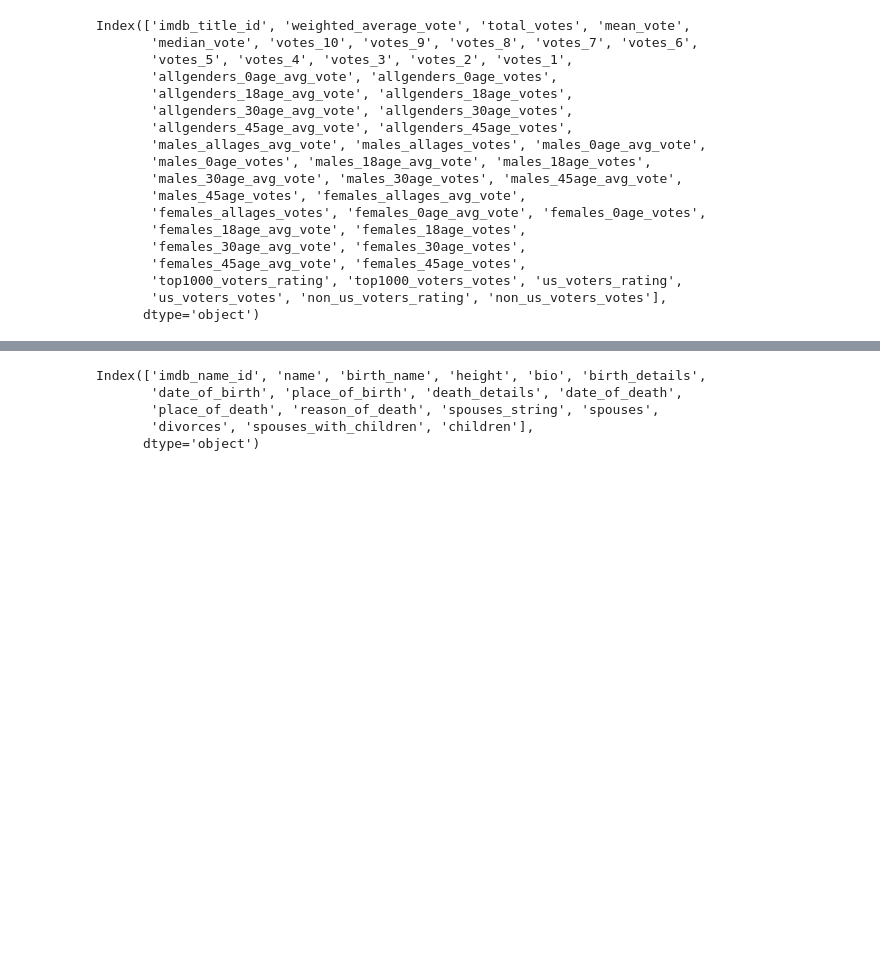
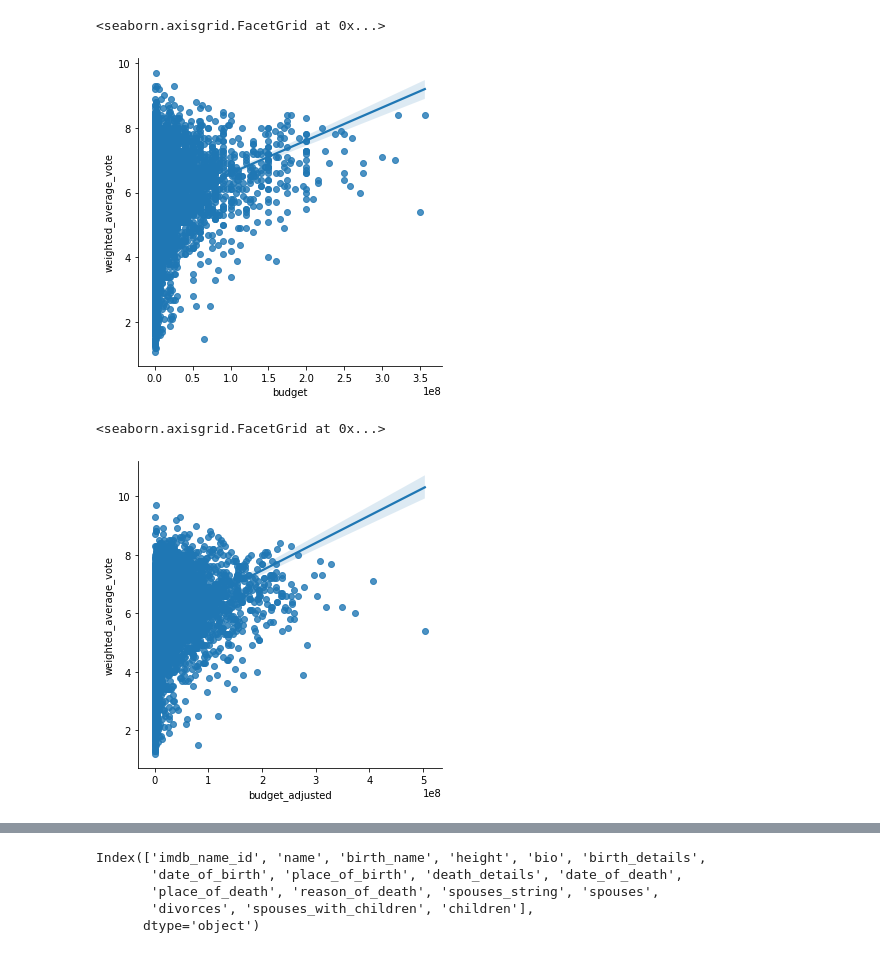
Before and after one commit to Saharae/Final-Project-Group2, a Jupyter notebook: sahara-ensley-individual-project/Code/preprocessing.ipynb, the cells around one changed output, grey strips where cells are left out. Saved outputs shown, nothing was run; the diff lists cells and outputs as text; code cells hidden in the pictures; blank space fills up the shorter version.

```diff
--- a/sahara-ensley-individual-project/Code/preprocessing.ipynb
+++ b/sahara-ensley-individual-project/Code/preprocessing.ipynb
@@ -7,7 +7,25 @@ from matplotlib import pyplot as plt
 # need to specify datatype on import!
 
 base = '/Users/sahara/Documents/GW/DataMining/Final-Project-Group2'
+
 ratings = pd.read_csv(f'{base}/data/IMDb ratings.csv')
 movies = pd.read_csv(f'{base}/data/IMDb movies.csv')
 names = pd.read_csv(f'{base}/data/IMDb names.csv')
-#titles = pd.read_csv('data/IMDb title_principals.csv') --- dont need this table
+inflation = pd.read_csv(f'{base}/data/CPIAUCNS_inflation.csv')
+# %%
+#titles = pd.read_csv('data/IMDb title_principals.csv') --- dont need this table
+movies['year'] = movies['year'].replace('TV Movie 2019', 2019)
+
+# Merging Ratings and Movies (it merges perfectly)
+movies_full = movies.merge(ratings, on = 'imdb_title_id')
+
+# cleaning the inflation data set a bit
+inflation['multiplier'] = inflation['CPIAUCNS'].iloc[-1] / inflation['CPIAUCNS']
+inflation['DATE'] = pd.to_datetime(inflation['DATE'])
+inflation['year'] = inflation['DATE'].apply(lambda x: x.year)
+inflation_simple = inflation.drop_duplicates(subset = 'year', keep = 'first')
+
+movies_full = pd.merge(movies_full, inflation_simple, on = ['year'])
+
+movies_full[['genre1', 'genre2', 'genre3']] = movies_full['genre'].str.split(', ', 2, expand = True)
+movies_full['worlwide_gross_income'] = movies_full['worlwide_gross_income'].apply(clean_budget)
@@ -14,44 +34,27 @@ names = pd.read_csv(f'{base}/data/IMDb names.csv')
 # %%
 def clean_budget(x):
+    if type(x) == float:
+        return np.nan
     white = x.find(' ')
     trimmed = x[white+1:]
     return int(trimmed)
+def get_primary_country(x):
+    if type(x) == float:
+        return np.nan
+    return x[0]
 # %%
-US_movies = movies[movies['country'] == 'USA']
+US_movies = movies_full[movies_full['country'] == 'USA']
 US_movies = US_movies[US_movies['budget'].isna() == False]
 US_movies['budget'] = US_movies['budget'].apply(clean_budget)
-
-only_votes = ratings[['weighted_average_vote', 'allgenders_0age_avg_vote', 'allgenders_0age_votes',
-       'allgenders_18age_avg_vote', 'allgenders_18age_votes',
-       'allgenders_30age_avg_vote', 'allgenders_30age_votes',
-       'allgenders_45age_avg_vote', 'allgenders_45age_votes',
-       'males_allages_avg_vote', 'males_allages_votes', 'males_0age_avg_vote',
-       'males_0age_votes', 'males_18age_avg_vote', 'males_18age_votes',
-       'males_30age_avg_vote', 'males_30age_votes', 'males_45age_avg_vote',
-       'males_45age_votes', 'females_allages_avg_vote',
-       'females_allages_votes', 'females_0age_avg_vote', 'females_0age_votes',
-       'females_18age_avg_vote', 'females_18age_votes',
-       'females_30age_avg_vote', 'females_30age_votes',
-       'females_45age_avg_vote', 'females_45age_votes']]
+US_movies['budget_adjusted'] = US_movies['budget'] * US_movies['multiplier']
+# %%
+sns.lmplot(data = US_movies, x = 'budget', y = 'weighted_average_vote')
+# %% [output]
+<seaborn.axisgrid.FacetGrid at 0x...>
+[figure, added]
 # %%
-ratings.columns
+sns.lmplot(data = US_movies, x = 'budget_adjusted', y = 'weighted_average_vote')
 # %% [output]
-Index(['imdb_title_id', 'weighted_average_vote', 'total_votes', 'mean_vote',
-       'median_vote', 'votes_10', 'votes_9', 'votes_8', 'votes_7', 'votes_6',
-       'votes_5', 'votes_4', 'votes_3', 'votes_2', 'votes_1',
-       'allgenders_0age_avg_vote', 'allgenders_0age_votes',
-       'allgenders_18age_avg_vote', 'allgenders_18age_votes',
-       'allgenders_30age_avg_vote', 'allgenders_30age_votes',
-       'allgenders_45age_avg_vote', 'allgenders_45age_votes',
-       'males_allages_avg_vote', 'males_allages_votes', 'males_0age_avg_vote',
-       'males_0age_votes', 'males_18age_avg_vote', 'males_18age_votes',
-       'males_30age_avg_vote', 'males_30age_votes', 'males_45age_avg_vote',
-       'males_45age_votes', 'females_allages_avg_vote',
-       'females_allages_votes', 'females_0age_avg_vote', 'females_0age_votes',
-       'females_18age_avg_vote', 'females_18age_votes',
-       'females_30age_avg_vote', 'females_30age_votes',
-       'females_45age_avg_vote', 'females_45age_votes',
-       'top1000_voters_rating', 'top1000_voters_votes', 'us_voters_rating',
-       'us_voters_votes', 'non_us_voters_rating', 'non_us_voters_votes'],
-      dtype='object')
+<seaborn.axisgrid.FacetGrid at 0x...>
+[figure, added]
 # %%
```
Also changed, not shown: parts of 4 cells of this notebook, 2 other files.
